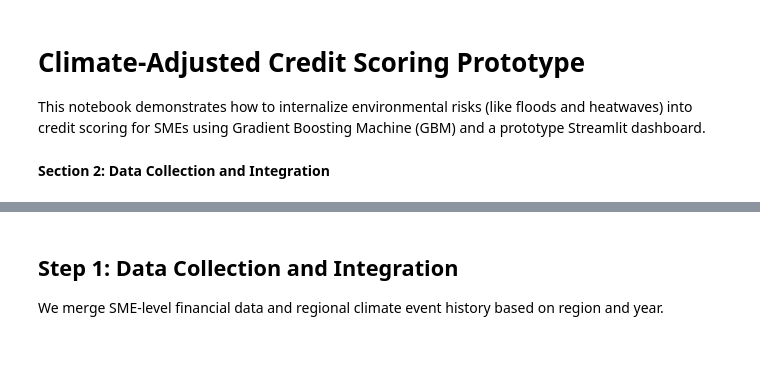
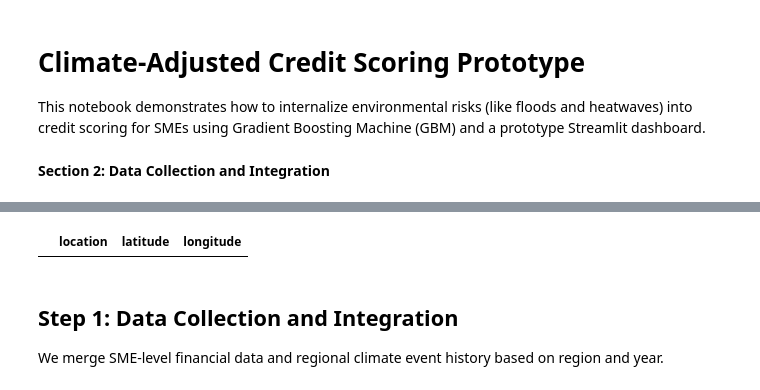
Before and after one commit to yastika/MscFE_Capstone, a Jupyter notebook: Climate_FinTech_Solution_Internalizing_Environmental_Risks_into_Financial_Models.ipynb, the cells around one changed output, grey strips where cells are left out. Cells and saved outputs as stored; diff of their text form; code cells hidden in the pictures; blank space fills up the shorter version.

```diff
--- a/Climate_FinTech_Solution_Internalizing_Environmental_Risks_into_Financial_Models.ipynb
+++ b/Climate_FinTech_Solution_Internalizing_Environmental_Risks_into_Financial_Models.ipynb
@@ -9,0 +107,16 @@ This notebook demonstrates how to internalize environmental risks (like floods a
+# %%
+#Data cleaning
+dataFrame_air['date'] = pd.to_datetime(dataFrame_air['date'], errors='ignore')
+
+cutoff_date = '2000-01-01'
+dataFrame_air = dataFrame_air[dataFrame_air['date'] >= cutoff_date]
+dataFrame_air = dataFrame_air.set_index('date')
+
+dataFrame_air = dataFrame_air.drop(['stn_code', 'agency', 'type', 'sampling_date','location_monitoring_station','pm2_5'], axis=1)
+
+
+for i in dataFrame_air.columns:
+  if dataFrame_air[i].dtypes == 'object':
+    dataFrame_air[i] = dataFrame_air[i].astype('category')
+  else:
+    dataFrame_air[i].fillna(0, inplace=True)
@@ -9,0 +200,3 @@ This notebook demonstrates how to internalize environmental risks (like floods a
+# %%
+dataFrame_geo_coordinates = pd.DataFrame(dataFrame_air['location'].unique(), columns=['location'])
+get_geo_coordinates(dataFrame_geo_coordinates)
@@ -9,0 +226,5 @@ This notebook demonstrates how to internalize environmental risks (like floods a
+# %%
+dataFrame_geo_coordinates.head()
+dataFrame_geo_coordinates[dataFrame_geo_coordinates['location']=='Tilamola']
+# %% [output]
+|  | location | latitude | longitude |
```
Also changed, not shown: parts of 12 cells of this notebook.
